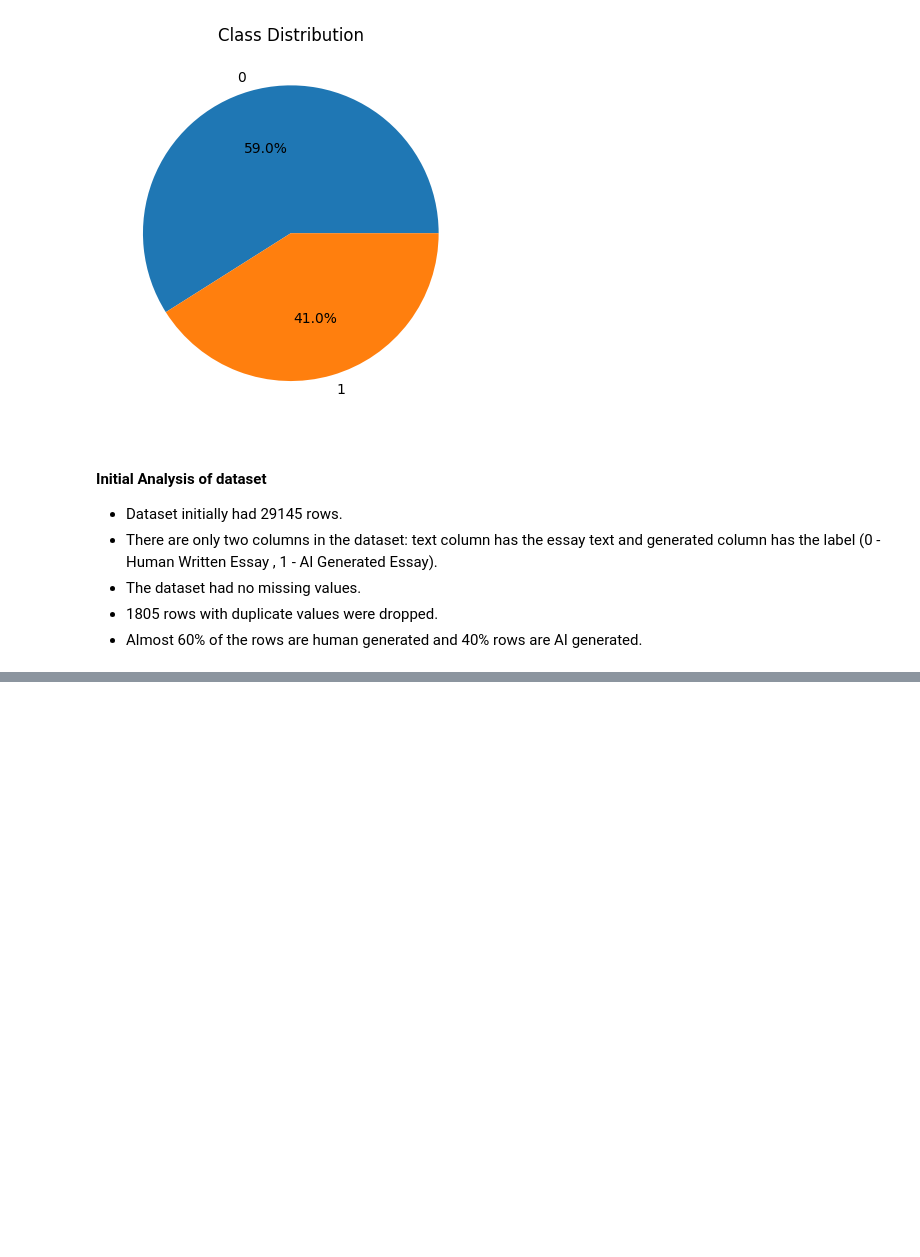
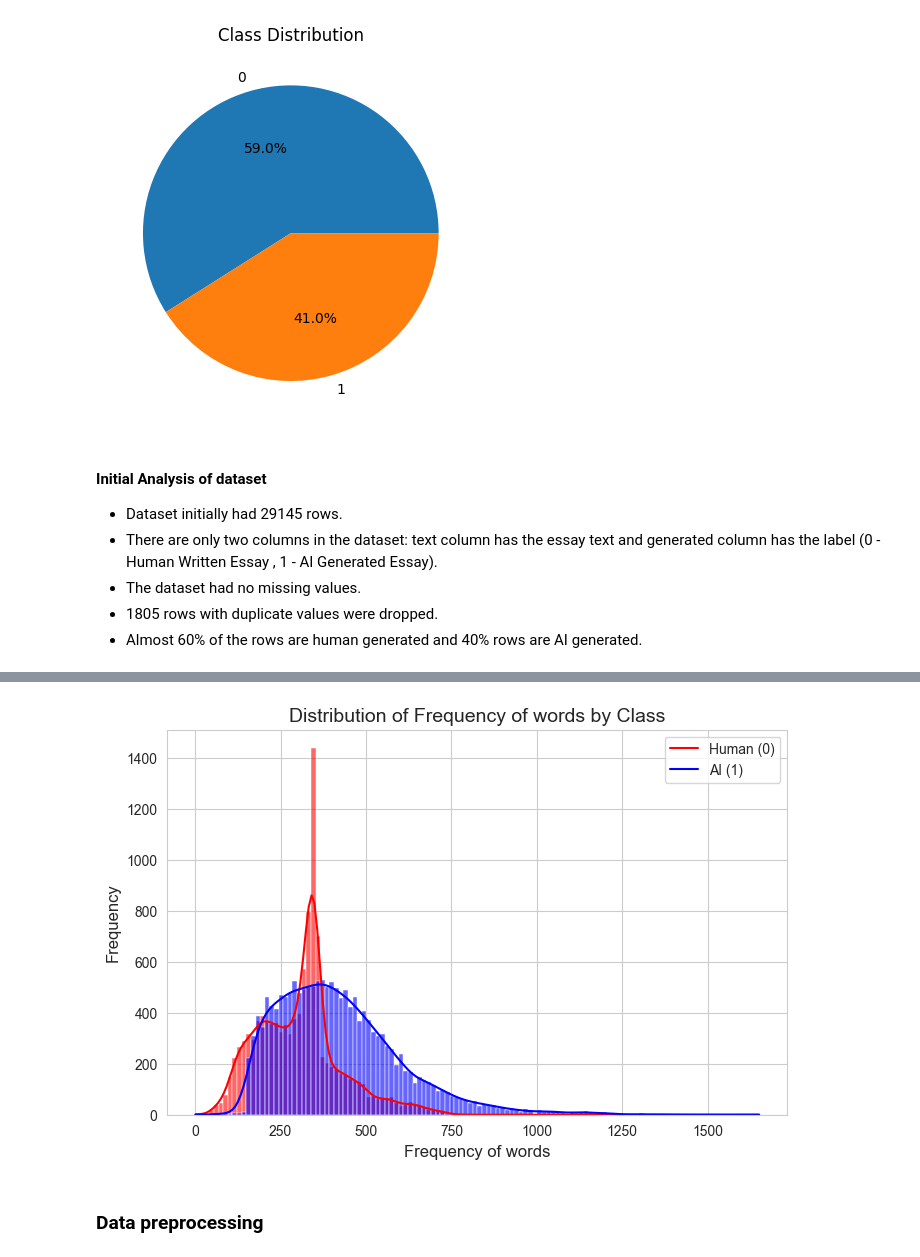
Before and after one commit to AnshumanMohanty-2001/Detect-AI-Text-using-LLMs, a Jupyter notebook: Detect_AI_text.ipynb, the cells around one changed output, grey strips where cells are left out. Cells and saved outputs as stored; diff of their text form; code cells hidden in the pictures; blank space fills up the shorter version.

```diff
--- a/Detect_AI_text.ipynb
+++ b/Detect_AI_text.ipynb
@@ -93,0 +123,4 @@ plt.show()
+# %%
+df['word_length'] = df['text'].apply(lambda text: len(text.split()))
+df['sentence_count'] = df['text'].apply(lambda text: len(nltk.sent_tokenize(text)))
+df.head()
@@ -93,0 +134,30 @@ plt.show()
+# %%
+def plot_histogram(df, column, label_name):
+    """
+    Plots a histogram of sentence count color-coded by the 'generated' class.
+
+    Parameters:
+        df (pd.DataFrame): DataFrame with 'sentence_count' and 'generated' columns.
+    """
+    # Set style
+    sns.set_style("whitegrid")
+
+    # Create histogram
+    plt.figure(figsize=(8, 5))
+    sns.histplot(data=df, x=column, hue='generated', bins='auto', kde=True,
+                 palette={0: 'blue', 1: 'red'}, alpha=0.6)
+
+    # Labels & Title
+    plt.xlabel(f"{label_name}", fontsize=12)
+    plt.ylabel("Frequency", fontsize=12)
+    plt.title(f"Distribution of {label_name} by Class", fontsize=14)
+    plt.legend(labels=["Human (0)", "AI (1)"])
+
+    # Show plot
+    plt.show()
+
+plot_histogram(df, 'word_length', 'Frequency of words')
+# %% [output]
+[figure, added]
+# %% [markdown]
+### Data preprocessing
```
Also changed, not shown: parts of 4 cells of this notebook.
